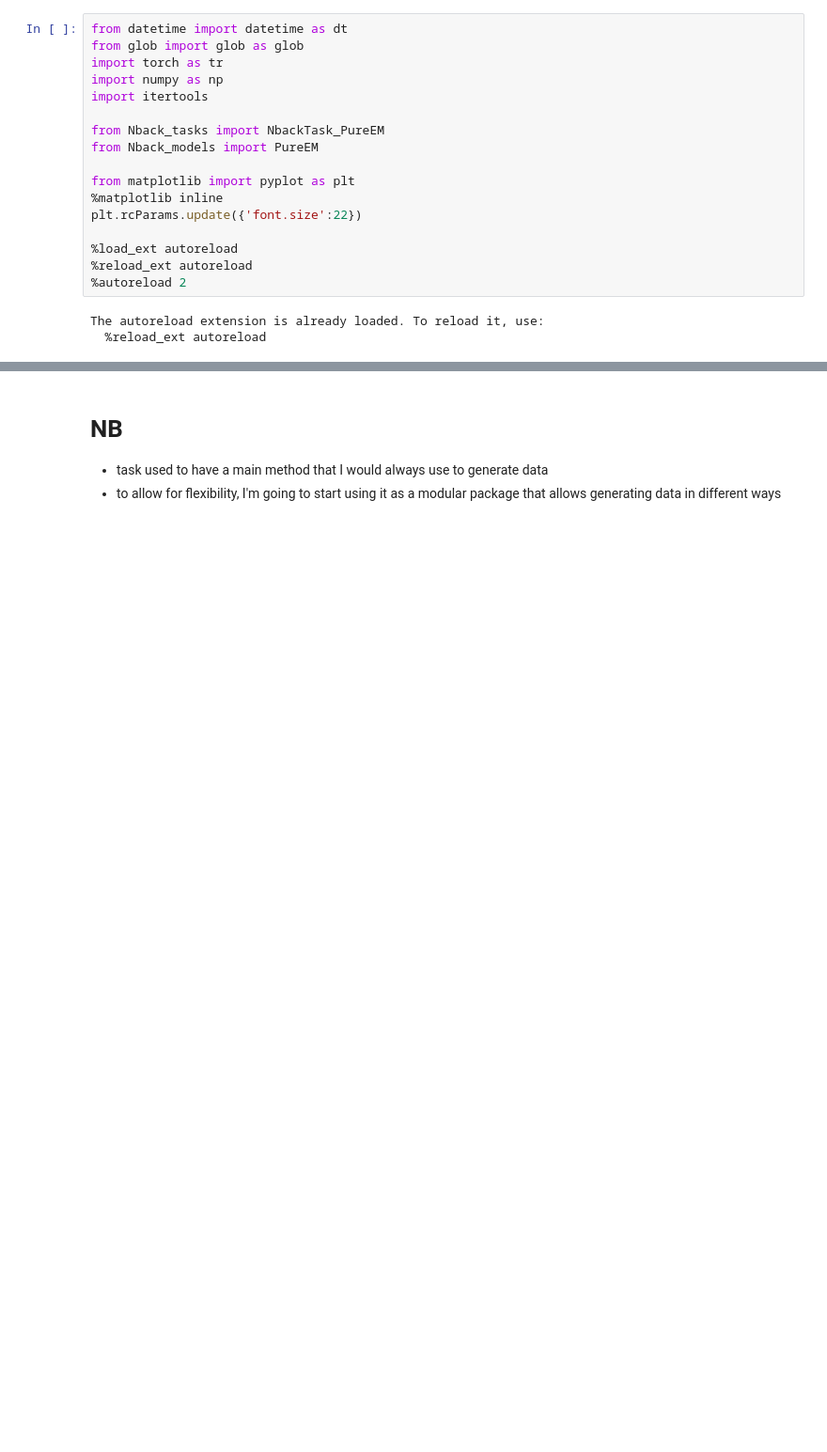
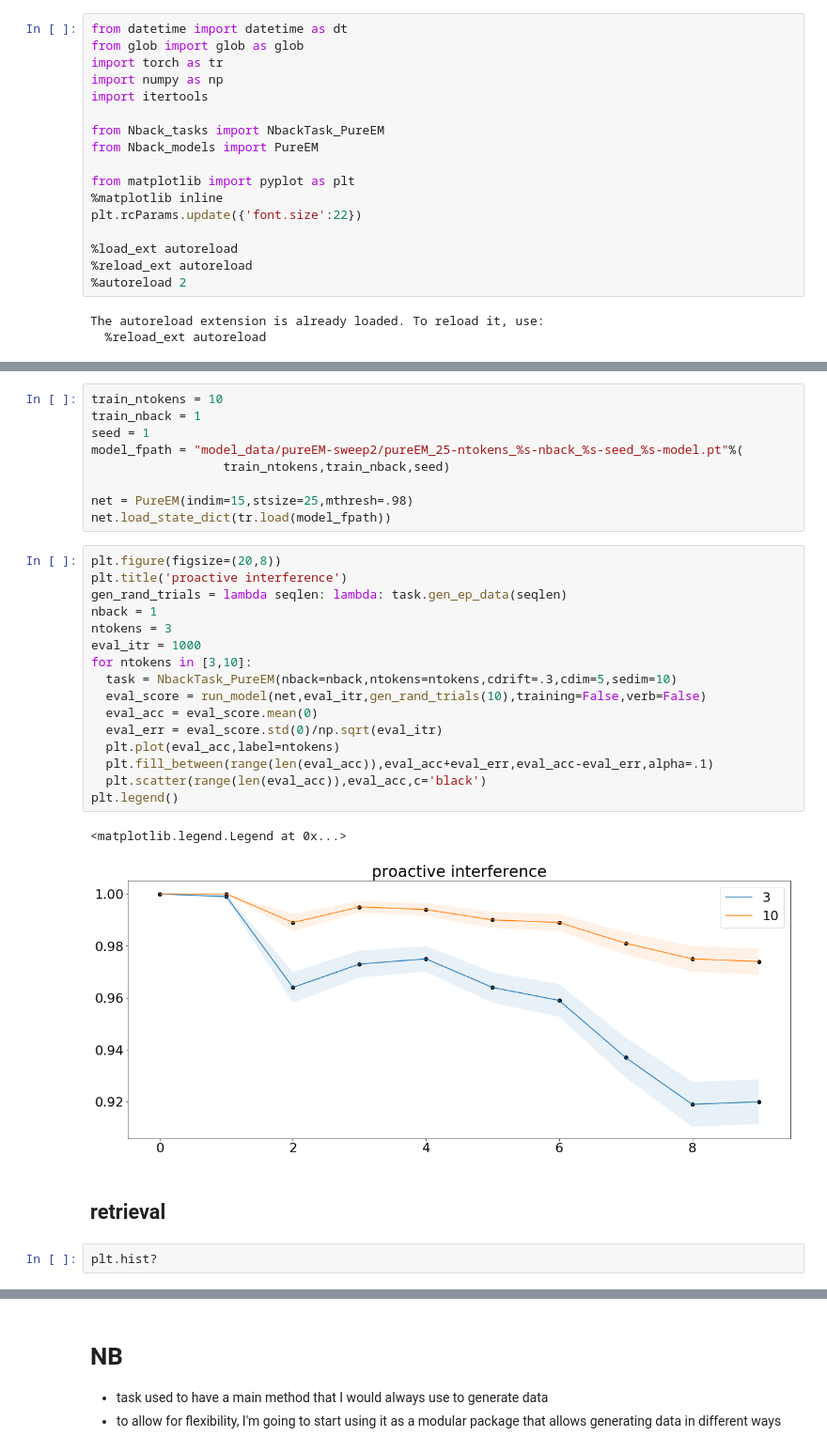
Before and after one commit to andrebeu/nback, a Jupyter notebook: nback pureEM.ipynb, the cells around one changed output, grey strips where cells are left out. Shown at 94% size. Drawn from its saved outputs; the diff is of its cells as text; blank space fills up the shorter version.

```diff
--- a/nback pureEM.ipynb
+++ b/nback pureEM.ipynb
@@ -24,0 +67,32 @@ The autoreload extension is already loaded. To reload it, use:
+# %%
+train_ntokens = 10
+train_nback = 1
+seed = 1
+model_fpath = "model_data/pureEM-sweep2/pureEM_25-ntokens_%s-nback_%s-seed_%s-model.pt"%(
+                  train_ntokens,train_nback,seed)
+
+net = PureEM(indim=15,stsize=25,mthresh=.98)
+net.load_state_dict(tr.load(model_fpath))
+# %%
+plt.figure(figsize=(20,8))
+plt.title('proactive interference')
+gen_rand_trials = lambda seqlen: lambda: task.gen_ep_data(seqlen)
+nback = 1
+ntokens = 3
+eval_itr = 1000
+for ntokens in [3,10]:
+  task = NbackTask_PureEM(nback=nback,ntokens=ntokens,cdrift=.3,cdim=5,sedim=10)
+  eval_score = run_model(net,eval_itr,gen_rand_trials(10),training=False,verb=False)
+  eval_acc = eval_score.mean(0)
+  eval_err = eval_score.std(0)/np.sqrt(eval_itr)
+  plt.plot(eval_acc,label=ntokens)
+  plt.fill_between(range(len(eval_acc)),eval_acc+eval_err,eval_acc-eval_err,alpha=.1)
+  plt.scatter(range(len(eval_acc)),eval_acc,c='black')
+plt.legend()
+# %% [output]
+<matplotlib.legend.Legend at 0x...>
+[figure, added]
+# %% [markdown]
+## retrieval
+# %%
+plt.hist?
```
Also changed, not shown: parts of 9 cells of this notebook, 5 other files.
